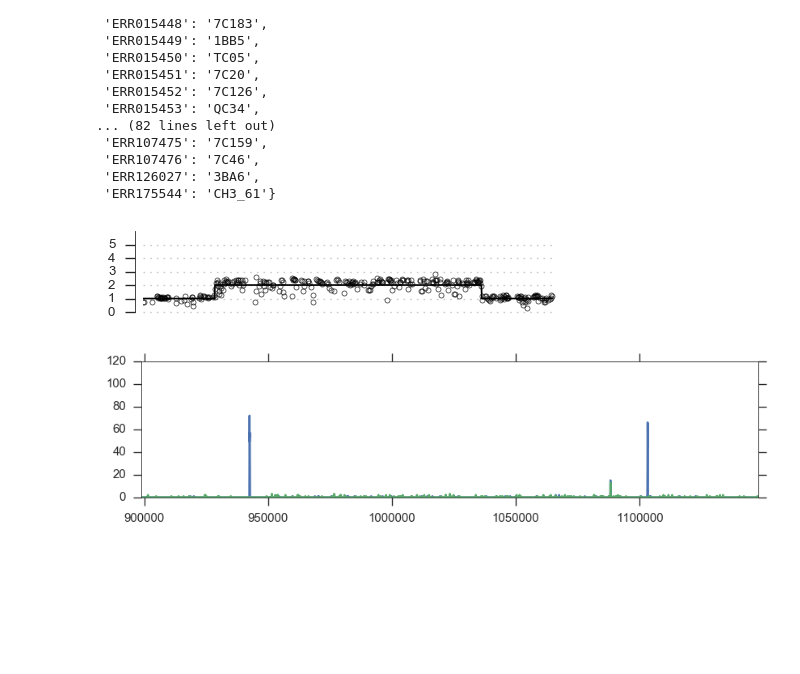
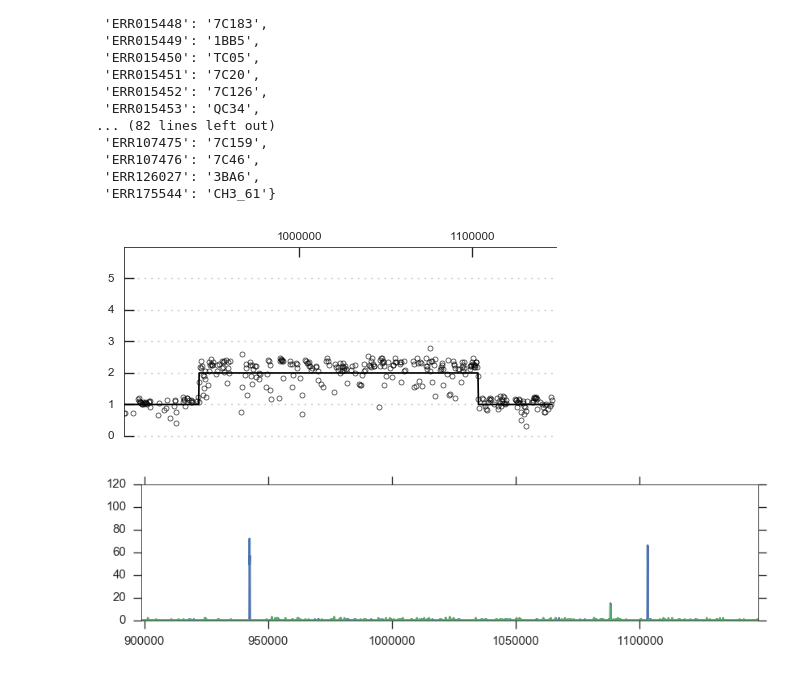
Before and after one commit to wtchg-kwiatkowski/pfx-paper-2015, a Jupyter notebook: main/notebooks/fig_cnv_gch1.ipynb, the cells around one changed output. Drawn from its saved outputs; the diff is of its cells as text; code cells hidden in the pictures; blank space fills up the shorter version.

```diff
--- a/main/notebooks/fig_cnv_gch1.ipynb
+++ b/main/notebooks/fig_cnv_gch1.ipynb
@@ -30,13 +30,15 @@ run2clone
  'ERR126027': '3BA6',
  'ERR175544': 'CH3_61'}
 # %%
-def plot_cnv_state(ax, run, chrom, start=0, stop=None, window_size=300, **kwargs):
+def plot_cnv_state(ax, run, chrom, start=0, stop=None, xticks=None, window_size=300, **kwargs):
 
     cnv = np.load(CNV_FN_TEMPLATE.format(run=run, window_size=window_size, chrom=chrom)).view(np.recarray)
     pos, _, Cn, H = cnv[:,0], cnv[:,1], cnv[:,2], cnv[:,3]
 
     if stop is None:
         stop = len(genome[chrom])
+    if xticks is None:
+        xticks = np.arange(start, stop, 100000)
 
     start_idx, stop_idx = bisect_left(pos, start), bisect_right(pos, stop)
     pos, Cn, H = pos[start_idx:stop_idx], Cn[start_idx:stop_idx], H[start_idx:stop_idx]
@@ -44,25 +46,29 @@ def plot_cnv_state(ax, run, chrom, start=0, stop=None, window_size=300, **kwargs
     X = pos
     Y = Cn
 
-    sns.despine(ax=ax, offset=5, bottom=True)
+    sns.despine(ax=ax, offset=0, bottom=True, top=False)
     ax.plot(X, Y, marker='o', linestyle=' ', mfc='none', mew=.5, mec=(0, 0, 0, .7), markersize=3)
     ax.plot(X, H, color='k', linestyle='-', linewidth=1)
     ax.set_xlim(start, stop)
-    ax.set_xticks([])
+    ax.xaxis.set_tick_params(direction='in', pad=3)
+    ax.set_xticks(xticks)
+    ax.set_xticklabels(xticks, fontsize=7)
+    ax.xaxis.set_label_coords(0, 1.1)
     ax.set_ylim(0, 6)
     ax.set_yticks(range(6))
-    ax.set_yticklabels(range(6), fontsize=8)
+    ax.set_yticklabels(range(6), fontsize=7)
+    ax.yaxis.set_tick_params(direction='in')
     ax.grid(axis='y', linestyle=':')
 # %%
 chrom, start, stop = 'Pf3D7_12_v3', 899000, 1148000
 # %%
 width = 4
-height = 1
+height = 2
 fig, ax = plt.subplots(figsize=(width, height))
-plot_cnv_state(ax, 'ERR019054', chrom, start=start, stop=stop)
+plot_cnv_state(ax, 'ERR019054', chrom, start=start, stop=stop, xticks=[1000000, 1100000])
 fig.tight_layout()
 # %% [output]
-[figure, old version]
+[figure, new version]
 # %%
 # def plot_coverage_ext(ax, run, f, chrom, start=0, stop=None, window_size=300, linewidth=1.5, **kwargs):
 
```
Also changed, not shown: parts of 23 cells of this notebook, 13 other files.
